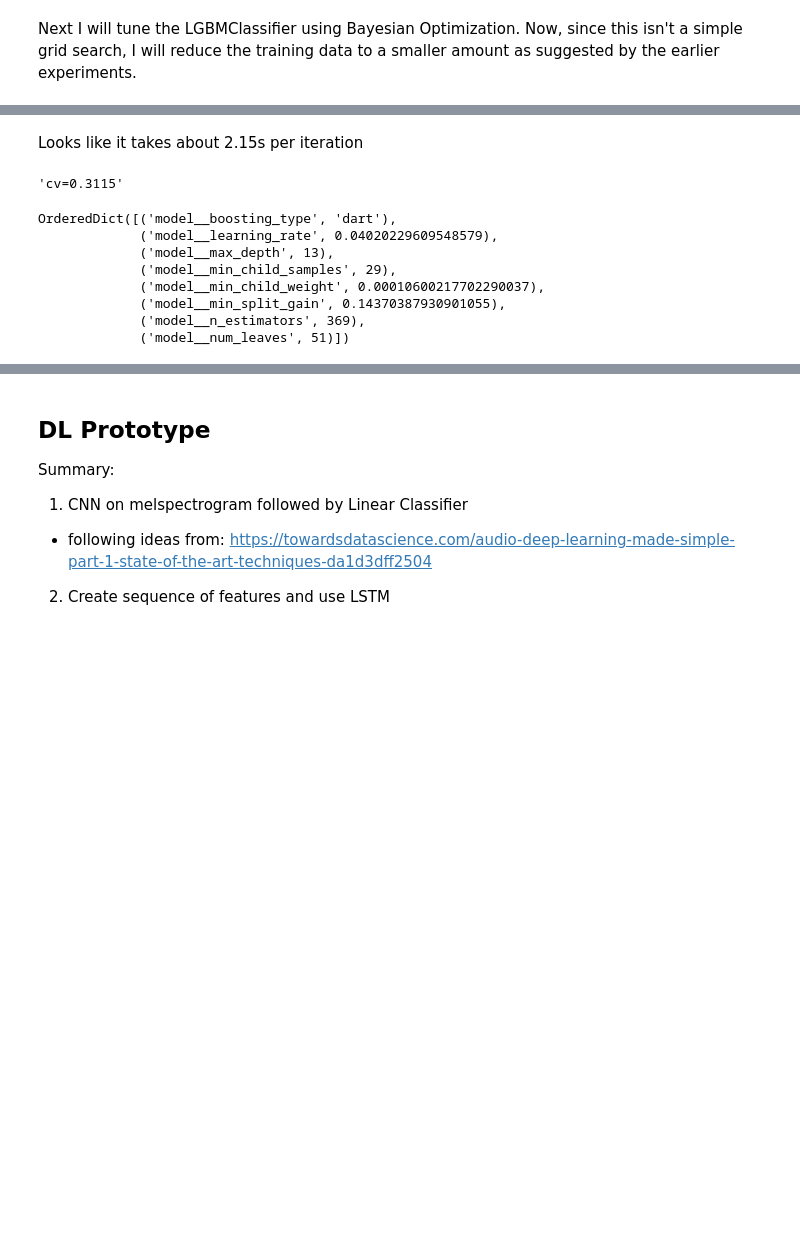
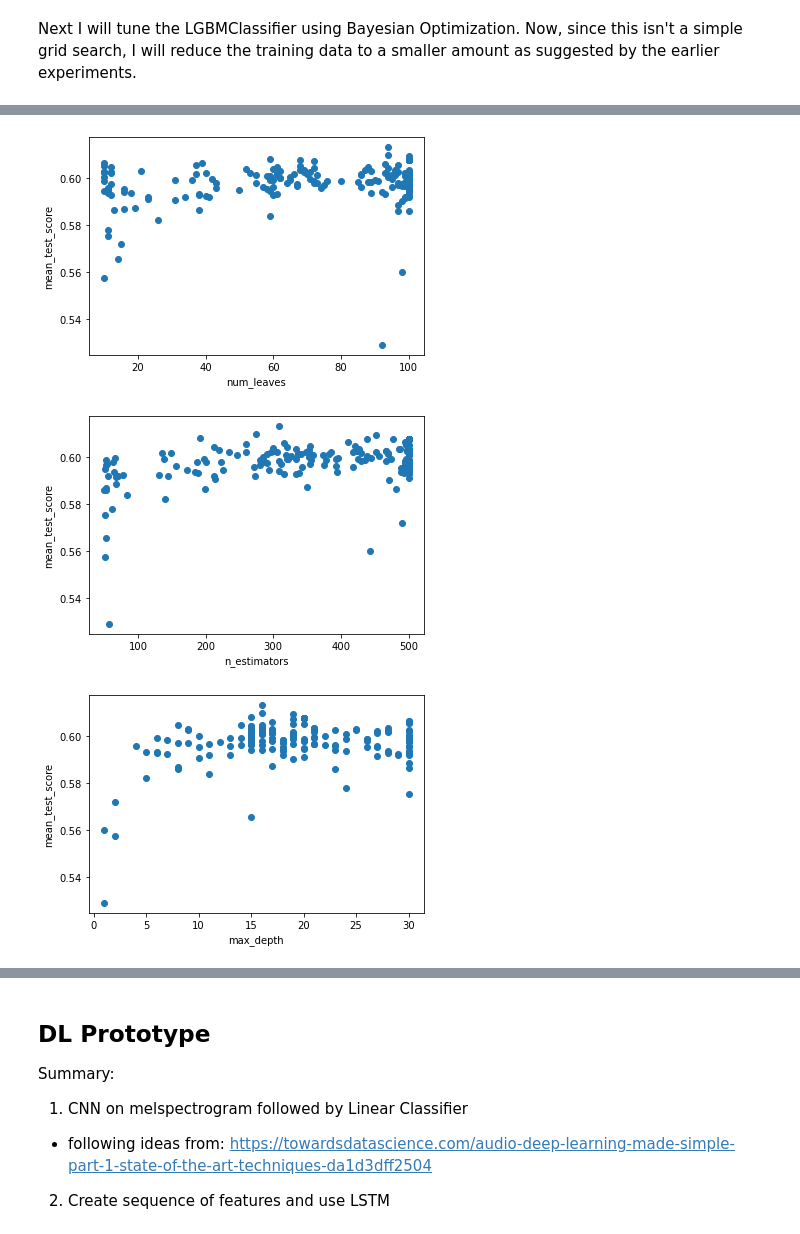
Before and after one commit to ryanjmccall/sb_ml_eng_capstone, a Jupyter notebook: capstone/notebooks/MELD_ML_DL_Prototype.ipynb, the cells around one changed output, grey strips where cells are left out. Saved outputs shown, nothing was run; the diff lists cells and outputs as text; code cells hidden in the pictures; blank space fills up the shorter version.

```diff
--- a/capstone/notebooks/MELD_ML_DL_Prototype.ipynb
+++ b/capstone/notebooks/MELD_ML_DL_Prototype.ipynb
@@ -627,0 +698,4 @@ search_spaces = {
+# %%
+ave_iter = 8
+n_iter = int(10 * 60 / ave_iter)
+n_iter
@@ -628,24 +706,12 @@ search_spaces = {
+# %%
+power_spaces = {
+    'model__num_leaves': Integer(10, 100),                                       # def=31
+    'model__n_estimators': Integer(low=50, high=500),                            # def=100
+    'model__max_depth': Integer(1, 30),                                          # def=-1 no limit
+}
 # %%
-%%time
-
-# number of parameter settings that are sampled, trades off runtime vs solution quality
-n_iter = 10
-
-# time-based stopping criterion
-budget_minutes = 120
-
-cbs = [TimerCallback(), DeadlineStopper(60 * budget_minutes)]
-opt = BayesSearchCV(
-    estimator=pipe,
-    search_spaces=search_spaces,
-    n_iter=n_iter,
-    scoring='f1_weighted',
-    n_jobs=-1,
-    n_points=1,  # number of parameter settings to sample in parallel
-    refit=True,  # after opt, refits on entire dataset, so predictions can be made
-    verbose=0,
-    cv=3
+power_search = bayes_search(X_train, y_train, pipe,
+     spaces=power_spaces,
+     n_iter=n_iter
 )
-
-opt = opt.fit(X_train, y_train, callback=cbs)
 # %% [output]
@@ -654,17 +718,0 @@ Wall time: 21.5 s
-# %% [markdown]
-Looks like it takes about 2.15s per iteration
-# %%
-f'cv={opt.best_score_:.4f}'
-# %% [output]
-'cv=0.3115'
-# %%
-opt.best_params_
-# %% [output]
-OrderedDict([('model__boosting_type', 'dart'),
-             ('model__learning_rate', 0.04020229609548579),
-             ('model__max_depth', 13),
-             ('model__min_child_samples', 29),
-             ('model__min_child_weight', 0.00010600217702290037),
-             ('model__min_split_gain', 0.14370387930901055),
-             ('model__n_estimators', 369),
-             ('model__num_leaves', 51)])
@@ -672,0 +719,15 @@ OrderedDict([('model__boosting_type', 'dart'),
+# %%
+# bayes search CV runs in parallel so can't use plot_convergence
+def plot_spaces(search):
+    score = 'mean_test_score'
+    for space in search.search_spaces:
+        plt.scatter(search.cv_results_['param_' + space], search.cv_results_[score])
+        plt.xlabel(space.replace('model__', ''))
+        plt.ylabel(score)
+        plt.show();
+# %%
+plot_spaces(power_search)
+# %% [output]
+[figure, added]
+[figure, added]
+[figure, added]
```
Also changed, not shown: parts of 38 cells of this notebook.
